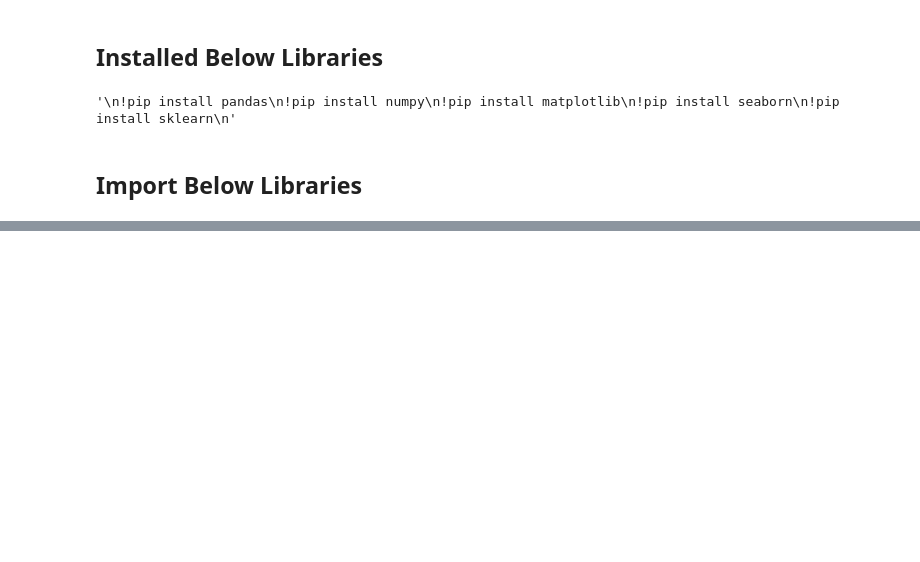
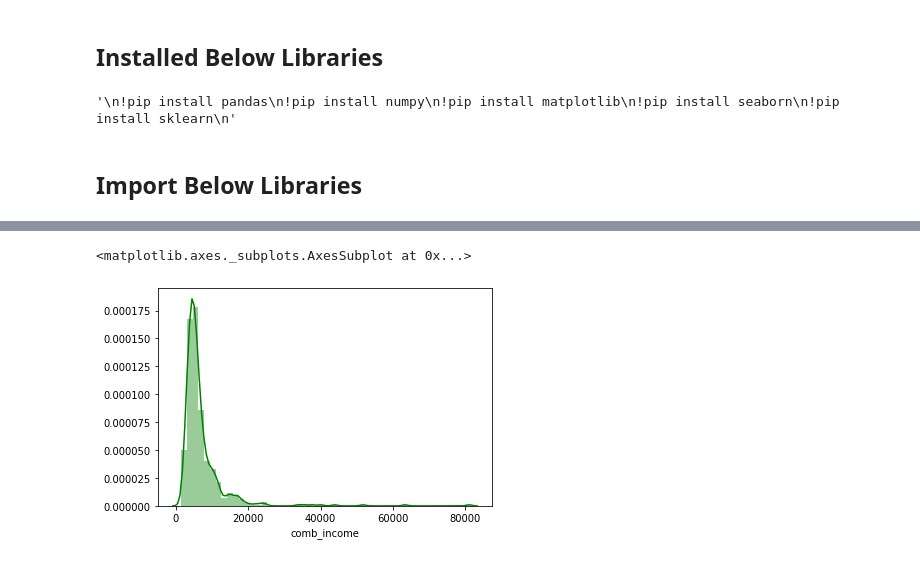
Before and after one commit to narendra1711/loan_prediction, a Jupyter notebook: loan_prediction.ipynb, the cells around one changed output, grey strips where cells are left out. Saved outputs shown, nothing was run; the diff lists cells and outputs as text; code cells hidden in the pictures; blank space fills up the shorter version.

```diff
--- a/loan_prediction.ipynb
+++ b/loan_prediction.ipynb
@@ -47,0 +410,11 @@ warnings.filterwarnings('ignore')
+# %%
+#probability Distribution Function
+sns.distplot(loan_df['comb_income'],color='green')
+
+#observation:
+#1. In histogram we get the count/actual value for every data on x axis, But here we get % instead of actual value
+#2. Area under the curve here is equal to '1'
+#3. % value always lie between '0' and '1'
+# %% [output]
+<matplotlib.axes._subplots.AxesSubplot at 0x...>
+[figure, added]
```
Also changed, not shown: parts of 114 cells of this notebook.
